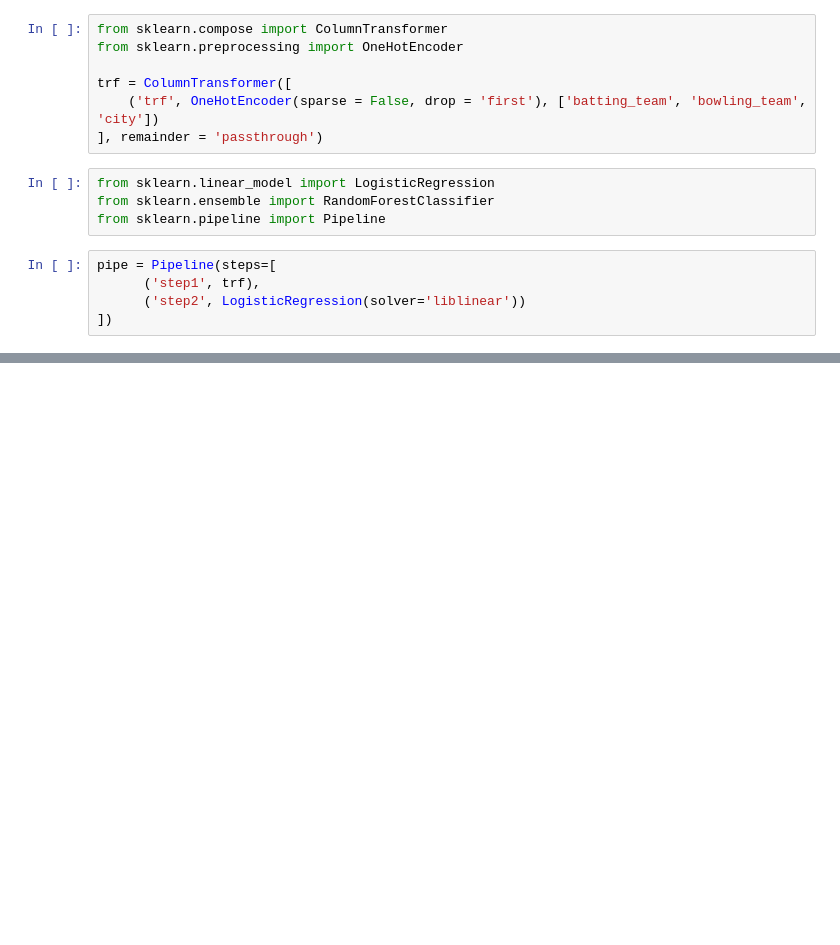
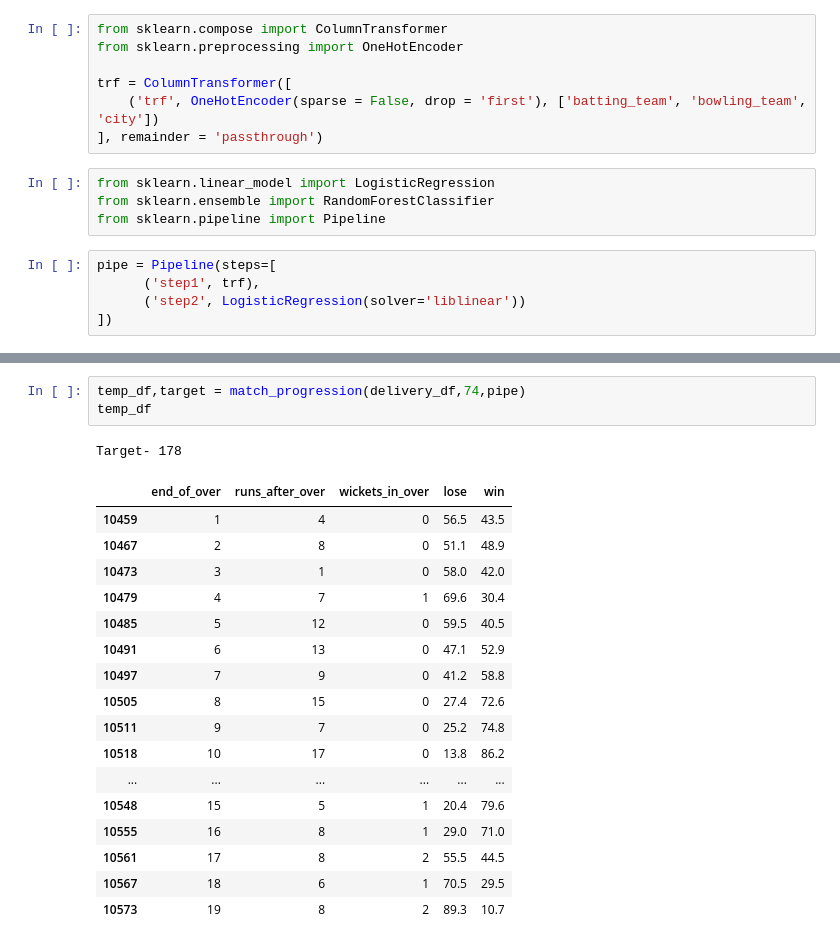
Before and after one commit to Amitkumar20001/ML_projects, a Jupyter notebook: IPL_Win_Probability_Predictor.ipynb, the cells around one changed output, grey strips where cells are left out. Saved outputs shown, nothing was run; the diff lists cells and outputs as text; blank space fills up the shorter version.

```diff
--- a/IPL_Win_Probability_Predictor.ipynb
+++ b/IPL_Win_Probability_Predictor.ipynb
@@ -244,0 +305,22 @@ X_train.describe()
+# %%
+temp_df,target = match_progression(delivery_df,74,pipe)
+temp_df
+# %% [output]
+Target- 178
+|  | end_of_over | runs_after_over | wickets_in_over | lose | win |
+| 10459 | 1 | 4 | 0 | 56.5 | 43.5 |
+| 10467 | 2 | 8 | 0 | 51.1 | 48.9 |
+| 10473 | 3 | 1 | 0 | 58.0 | 42.0 |
+| 10479 | 4 | 7 | 1 | 69.6 | 30.4 |
+| 10485 | 5 | 12 | 0 | 59.5 | 40.5 |
+| 10491 | 6 | 13 | 0 | 47.1 | 52.9 |
+| 10497 | 7 | 9 | 0 | 41.2 | 58.8 |
+| 10505 | 8 | 15 | 0 | 27.4 | 72.6 |
+| 10511 | 9 | 7 | 0 | 25.2 | 74.8 |
+| 10518 | 10 | 17 | 0 | 13.8 | 86.2 |
+| ... | ... | ... | ... | ... | ... |
+| 10548 | 15 | 5 | 1 | 20.4 | 79.6 |
+| 10555 | 16 | 8 | 1 | 29.0 | 71.0 |
+| 10561 | 17 | 8 | 2 | 55.5 | 44.5 |
+| 10567 | 18 | 6 | 1 | 70.5 | 29.5 |
+| 10573 | 19 | 8 | 2 | 89.3 | 10.7 |
```
Also changed, not shown: parts of 15 cells of this notebook.
